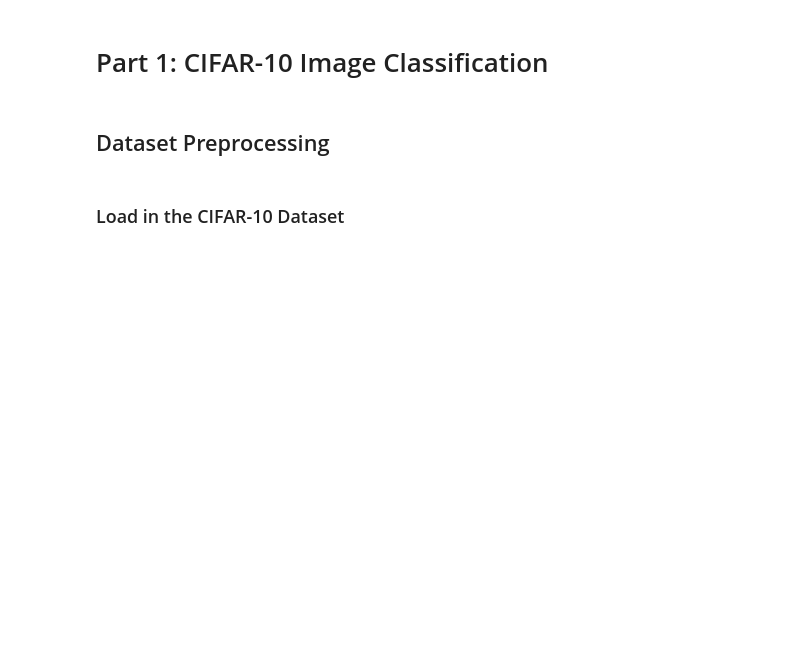
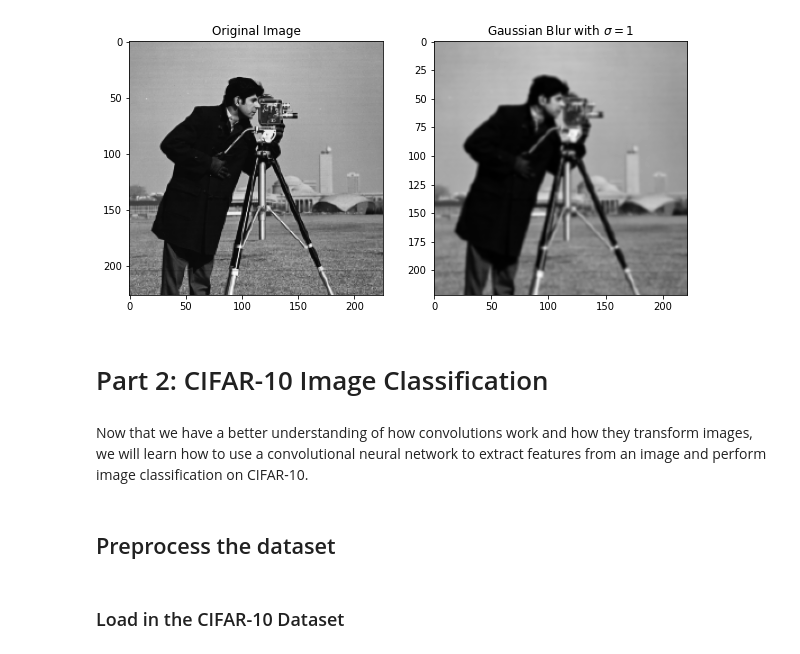
Before and after one commit to richardshuai/cnn-tutorial, a Jupyter notebook: CIFAR10_Classification_solutions.ipynb, the cells around one changed output. Saved outputs shown, nothing was run; the diff lists cells and outputs as text; code cells hidden in the pictures; blank space fills up the shorter version.

```diff
--- a/CIFAR10_Classification_solutions.ipynb
+++ b/CIFAR10_Classification_solutions.ipynb
@@ -29,4 +222,26 @@ Note that training the models in this notebook may take awhile, so make sure to
+# %%
+gaussian_kernel = np.array([[1, 4, 6, 4, 1],
+                            [4, 16, 24, 16, 4],
+                            [6, 24, 36, 24, 6],
+                            [4, 16, 24, 16, 4],
+                            [1, 4, 6, 4, 1]]) / 256
+
+# Blurred image
+blurred_img = conv2d(img, gaussian_kernel)
+
+# Plot images side by side
+fig = plt.figure(figsize=(10, 5))
+s1 = fig.add_subplot(1, 2, 1)
+s1.set_title(r'Original Image')
+plt.imshow(img, cmap='gray')
+
+s2 = fig.add_subplot(1, 2, 2)
+s2.set_title(r'Gaussian Blur with $\sigma=1$')
+plt.imshow(blurred_img, cmap='gray')
+plt.show()
+# %% [output]
+[figure, added]
 # %% [markdown]
-<a id="part1"></a>
+<a id="part2"></a>
 
-# Part 1: CIFAR-10 Image Classification
+# Part 2: CIFAR-10 Image Classification
@@ -40,5 +248,7 @@ import matplotlib.pyplot as plt
-# %% [markdown]
-## Dataset Preprocessing
+# %% [markdown]
+Now that we have a better understanding of how convolutions work and how they transform images, we will learn how to use a convolutional neural network to extract features from an image and perform image classification on CIFAR-10.
+# %% [markdown]
+## Preprocess the dataset
 # %% [markdown]
 ### Load in the CIFAR-10 Dataset
 # %%
```
Also changed, not shown: parts of 57 cells of this notebook, 5 other files.
